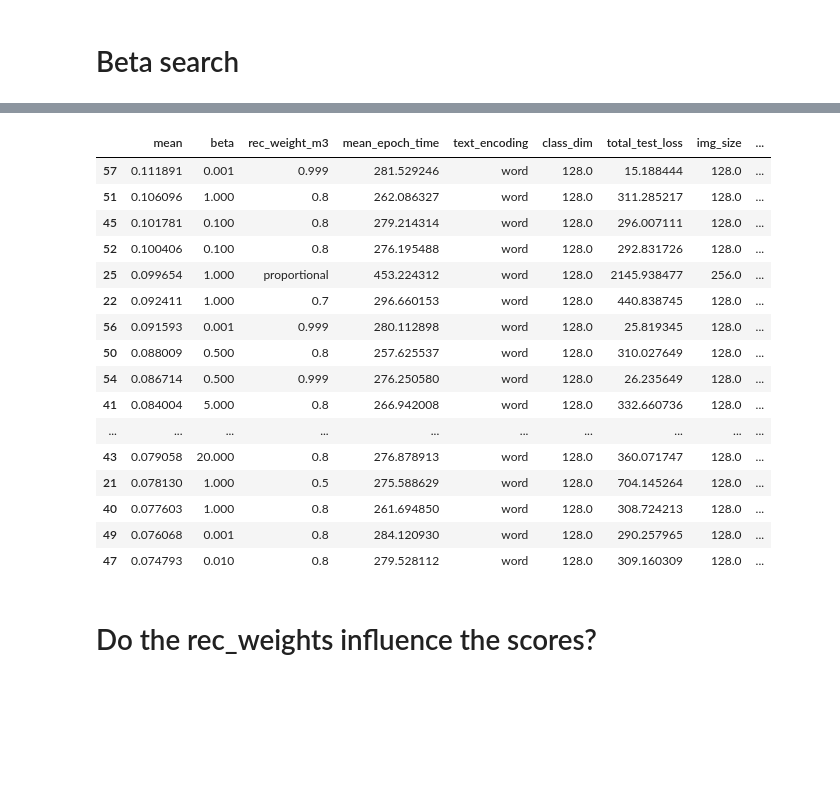
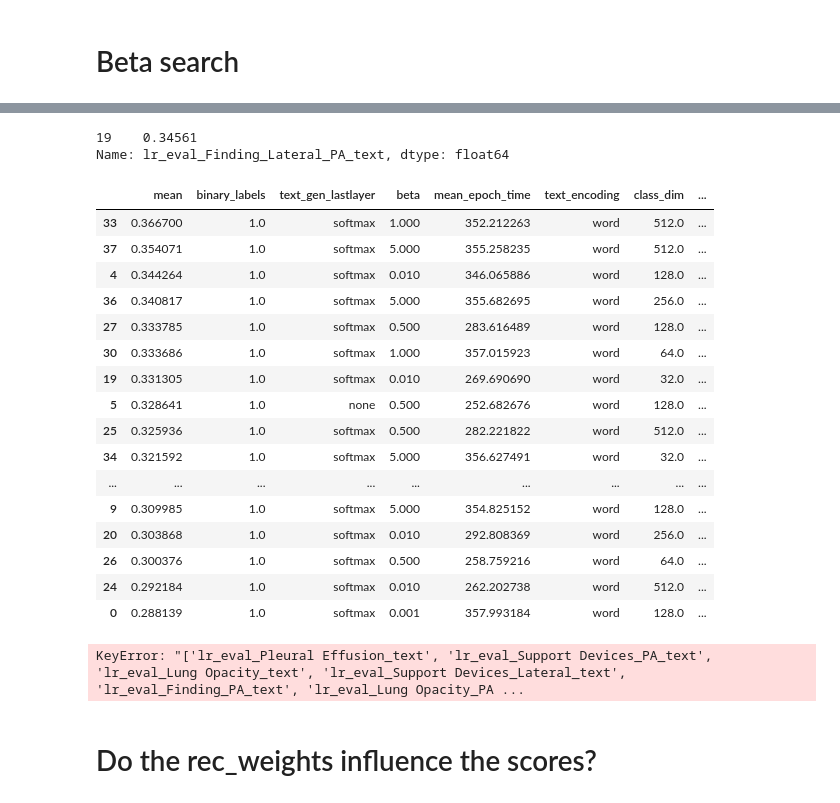
Before and after one commit to Jimmy2027/MoPoE-MIMIC, a Jupyter notebook: mimic/notebooks/trained_models_exploration.ipynb, the cells around one changed output, grey strips where cells are left out. Saved outputs shown, nothing was run; the diff lists cells and outputs as text; code cells hidden in the pictures; blank space fills up the shorter version.

```diff
--- a/mimic/notebooks/trained_models_exploration.ipynb
+++ b/mimic/notebooks/trained_models_exploration.ipynb
@@ -34,7 +34,9 @@ import os
 pd.set_option('display.max_rows', 50)
 pd.options.display.max_columns = None
 experiments_dataframe = pd.read_csv(Path(os.path.abspath("trained_clf_exploration.ipynb")).parent / 'experiments_dataframe.csv')
-lr_eval_columns = [col for col in experiments_dataframe.columns if col.startswith('lr_eval_')]
+old_experiments_dataframe = pd.read_csv(Path(os.path.abspath("trained_clf_exploration.ipynb")).parent / 'experiments_dataframe_old.csv')
+lr_eval_columns_bin = [col for col in experiments_dataframe.columns if col.startswith('lr_eval_Finding')]
+lr_eval_columns = [col for col in experiments_dataframe.columns if col.startswith('lr_eval_') and not col in lr_eval_columns_bin]
 gen_eval_columns = [col for col in experiments_dataframe.columns if col.startswith('gen_eval_')]
 lhoods_columns = [col for col in experiments_dataframe.columns if col.startswith('lhoods_')]
 prd_scores_columns = [col for col in experiments_dataframe.columns if col.startswith('prd_scores_')]
@@ -64,0 +69,2 @@ experiment_uid
+# %%
+show_cols = ['binary_labels','text_gen_lastlayer','beta','mean_epoch_time','text_encoding' ,'class_dim', 'total_test_loss', 'img_size', 'total_epochs','feature_extractor_img',*lr_eval_columns_bin ]
@@ -65,30 +93,45 @@ experiment_uid
+# %%
+experiments_dataframe.loc[experiments_dataframe['experiment_uid'] == 'binary_labels-True_beta-0.01_weighted_sampler-False_class_dim-32_text_gen_lastlayer-softmax_2021_02_12_10_54_48_878288','lr_eval_Finding_Lateral_PA_text' ]
+# %% [output]
+19    0.34561
+Name: lr_eval_Finding_Lateral_PA_text, dtype: float64
+# %%
+temp_exp_df = experiments_dataframe.dropna(subset= [*lr_eval_columns_bin,'rec_weight_m3'])
+# sub_df = temp_exp_df.loc[(temp_exp_df['method'] == 'joint_elbo') & (temp_exp_df['experiment_uid'].str.startswith('beta')), show_cols]
+sub_df = temp_exp_df.loc[(temp_exp_df['method'] == 'joint_elbo') & (temp_exp_df['total_epochs'] == 149), show_cols]
+df_stats = sub_df[[ *lr_eval_columns_bin]].apply(pd.DataFrame.describe, axis=1)
+
+df = sub_df.merge(df_stats, left_index=True, right_index = True)
+df[['mean',*show_cols]].sort_values(by=['mean'], ascending=False)
+# %% [output]
+|  | mean | binary_labels | text_gen_lastlayer | beta | mean_epoch_time | text_encoding | class_dim | ... |
+| 33 | 0.366700 | 1.0 | softmax | 1.000 | 352.212263 | word | 512.0 | ... |
+| 37 | 0.354071 | 1.0 | softmax | 5.000 | 355.258235 | word | 512.0 | ... |
+| 4 | 0.344264 | 1.0 | softmax | 0.010 | 346.065886 | word | 128.0 | ... |
+| 36 | 0.340817 | 1.0 | softmax | 5.000 | 355.682695 | word | 256.0 | ... |
+| 27 | 0.333785 | 1.0 | softmax | 0.500 | 283.616489 | word | 128.0 | ... |
+| 30 | 0.333686 | 1.0 | softmax | 1.000 | 357.015923 | word | 64.0 | ... |
+| 19 | 0.331305 | 1.0 | softmax | 0.010 | 269.690690 | word | 32.0 | ... |
+| 5 | 0.328641 | 1.0 | none | 0.500 | 252.682676 | word | 128.0 | ... |
+| 25 | 0.325936 | 1.0 | softmax | 0.500 | 282.221822 | word | 512.0 | ... |
+| 34 | 0.321592 | 1.0 | softmax | 5.000 | 356.627491 | word | 32.0 | ... |
+| ... | ... | ... | ... | ... | ... | ... | ... | ... |
+| 9 | 0.309985 | 1.0 | softmax | 5.000 | 354.825152 | word | 128.0 | ... |
+| 20 | 0.303868 | 1.0 | softmax | 0.010 | 292.808369 | word | 256.0 | ... |
+| 26 | 0.300376 | 1.0 | softmax | 0.500 | 258.759216 | word | 64.0 | ... |
+| 24 | 0.292184 | 1.0 | softmax | 0.010 | 262.202738 | word | 512.0 | ... |
+| 0 | 0.288139 | 1.0 | softmax | 0.001 | 357.993184 | word | 128.0 | ... |
 # %%
-show_cols = ['beta', 'rec_weight_m3','mean_epoch_time','text_encoding' ,'class_dim', 'total_test_loss', 'img_size', 'total_epochs','feature_extractor_img',*eval_columns ]
+show_cols = ['beta', 'rec_weight_m3','mean_epoch_time','text_encoding' ,'class_dim', 'total_test_loss', 'img_size', 'total_epochs','feature_extractor_img',*lr_eval_columns ]
 temp_exp_df = experiments_dataframe.dropna(subset= [*lr_eval_columns,'rec_weight_m3'])
-# temp_exp_df = experiments_dataframe.dropna(subset= [*lr_eval_columns])
-sub_df = temp_exp_df.loc[(temp_exp_df['method'] == 'joint_elbo') & (temp_exp_df['experiment_uid'].str.startswith('beta')), show_cols]
+# sub_df = temp_exp_df.loc[(temp_exp_df['method'] == 'joint_elbo') & (temp_exp_df['experiment_uid'].str.startswith('beta')), show_cols]
+sub_df = temp_exp_df.loc[(temp_exp_df['method'] == 'joint_elbo') & (temp_exp_df['dir_experiment_run'].str.contains('test_bin_labels_big')), show_cols]
 df_stats = sub_df[[ *lr_eval_columns]].apply(pd.DataFrame.describe, axis=1)
 
 df = sub_df.merge(df_stats, left_index=True, right_index = True)
 df[['mean',*show_cols]].sort_values(by=['mean'], ascending=False)
 # %% [output]
-|  | mean | beta | rec_weight_m3 | mean_epoch_time | text_encoding | class_dim | total_test_loss | img_size | ... |
-| 57 | 0.111891 | 0.001 | 0.999 | 281.529246 | word | 128.0 | 15.188444 | 128.0 | ... |
-| 51 | 0.106096 | 1.000 | 0.8 | 262.086327 | word | 128.0 | 311.285217 | 128.0 | ... |
-| 45 | 0.101781 | 0.100 | 0.8 | 279.214314 | word | 128.0 | 296.007111 | 128.0 | ... |
-| 52 | 0.100406 | 0.100 | 0.8 | 276.195488 | word | 128.0 | 292.831726 | 128.0 | ... |
-| 25 | 0.099654 | 1.000 | proportional | 453.224312 | word | 128.0 | 2145.938477 | 256.0 | ... |
-| 22 | 0.092411 | 1.000 | 0.7 | 296.660153 | word | 128.0 | 440.838745 | 128.0 | ... |
-| 56 | 0.091593 | 0.001 | 0.999 | 280.112898 | word | 128.0 | 25.819345 | 128.0 | ... |
-| 50 | 0.088009 | 0.500 | 0.8 | 257.625537 | word | 128.0 | 310.027649 | 128.0 | ... |
-| 54 | 0.086714 | 0.500 | 0.999 | 276.250580 | word | 128.0 | 26.235649 | 128.0 | ... |
-| 41 | 0.084004 | 5.000 | 0.8 | 266.942008 | word | 128.0 | 332.660736 | 128.0 | ... |
-| ... | ... | ... | ... | ... | ... | ... | ... | ... | ... |
-| 43 | 0.079058 | 20.000 | 0.8 | 276.878913 | word | 128.0 | 360.071747 | 128.0 | ... |
-| 21 | 0.078130 | 1.000 | 0.5 | 275.588629 | word | 128.0 | 704.145264 | 128.0 | ... |
-| 40 | 0.077603 | 1.000 | 0.8 | 261.694850 | word | 128.0 | 308.724213 | 128.0 | ... |
-| 49 | 0.076068 | 0.001 | 0.8 | 284.120930 | word | 128.0 | 290.257965 | 128.0 | ... |
-| 47 | 0.074793 | 0.010 | 0.8 | 279.528112 | word | 128.0 | 309.160309 | 128.0 | ... |
+KeyError: "['lr_eval_Pleural Effusion_text', 'lr_eval_Support Devices_PA_text', 'lr_eval_Lung Opacity_text', 'lr_eval_Support Devices_Lateral_text', 'lr_eval_Finding_PA_text', 'lr_eval_Lung Opacity_PA ...
 # %% [markdown]
 # Do the rec_weights influence the scores?
 # %%
```
Also changed, not shown: parts of 6 cells of this notebook, 27 other files.
